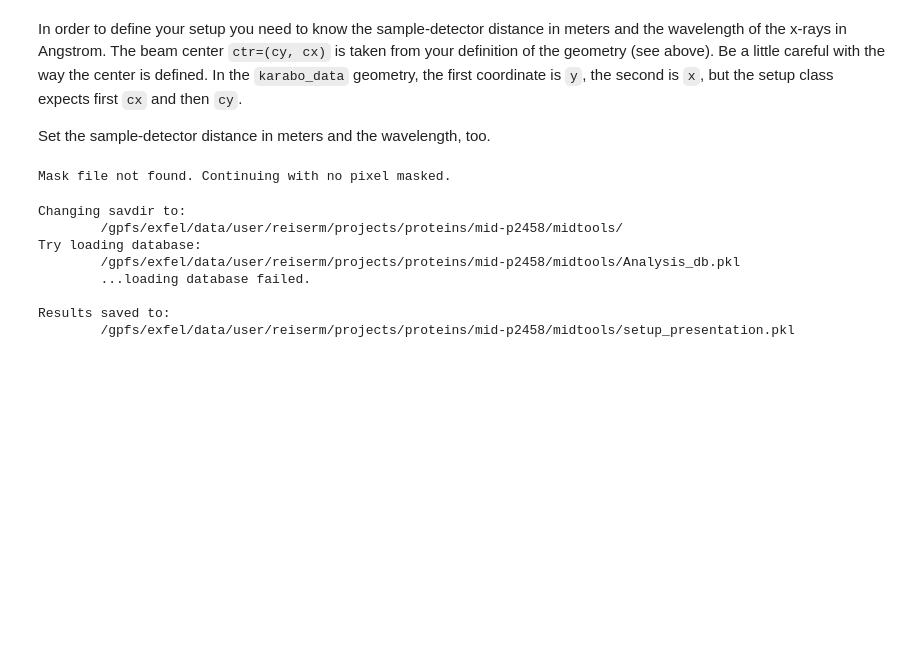
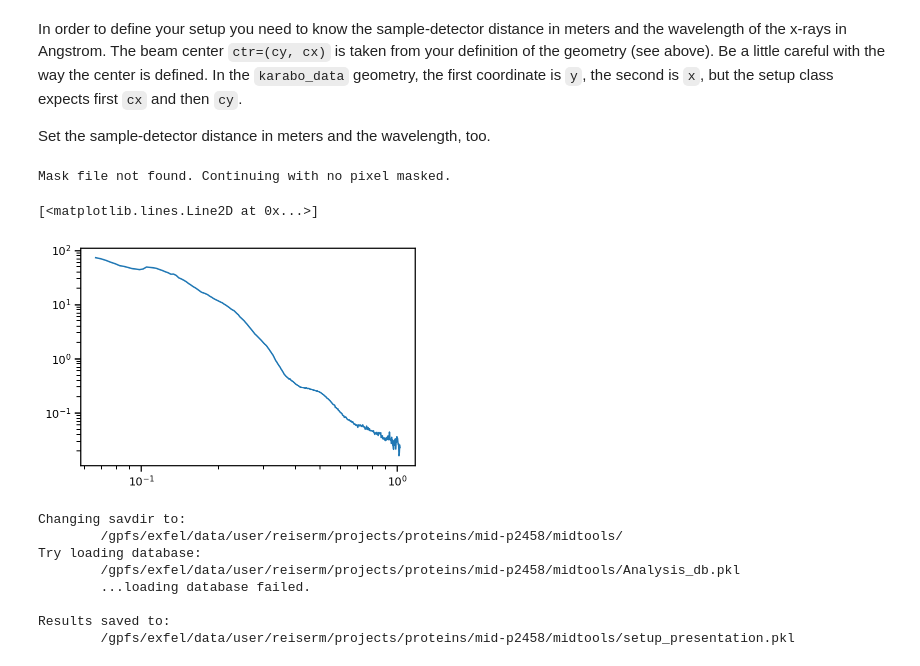
Before and after one commit to reiserm/midtools, a Jupyter notebook: docs/adjust-agipd-geometry.ipynb, the cells around one changed output. Cells and saved outputs as stored; diff of their text form; code cells hidden in the pictures; blank space fills up the shorter version.

```diff
--- a/docs/adjust-agipd-geometry.ipynb
+++ b/docs/adjust-agipd-geometry.ipynb
@@ -241,9 +250,18 @@ DISTANCE = 8 # in m
 xana = Xana(detector='agipd1m', maskfile='')
 xana.setup.make(distance=DISTANCE, center=(cx, cy), wavelength=12.38/ENERGY)
 xana.setup.detector.set_pixel_corners(dist)
-xana.setup.update_ai();
+xana.setup._update_ai();
 # %% [output]
 Mask file not found. Continuing with no pixel masked.
+# %%
+q, I = xana.setup.ai.integrate1d(avr_image.reshape(8192,128), 300,
+                                 mask=(~mask|np.isnan(avr_image)).reshape(8192,128))
+# %%
+figure()
+loglog(q,I)
+# %% [output]
+[<matplotlib.lines.Line2D at 0x...>]
+[figure, added]
 # %%
 xana.mksavdir('./')
 xana.savesetup('presentation')
```
Also changed, not shown: parts of 7 cells of this notebook, 7 other files.
